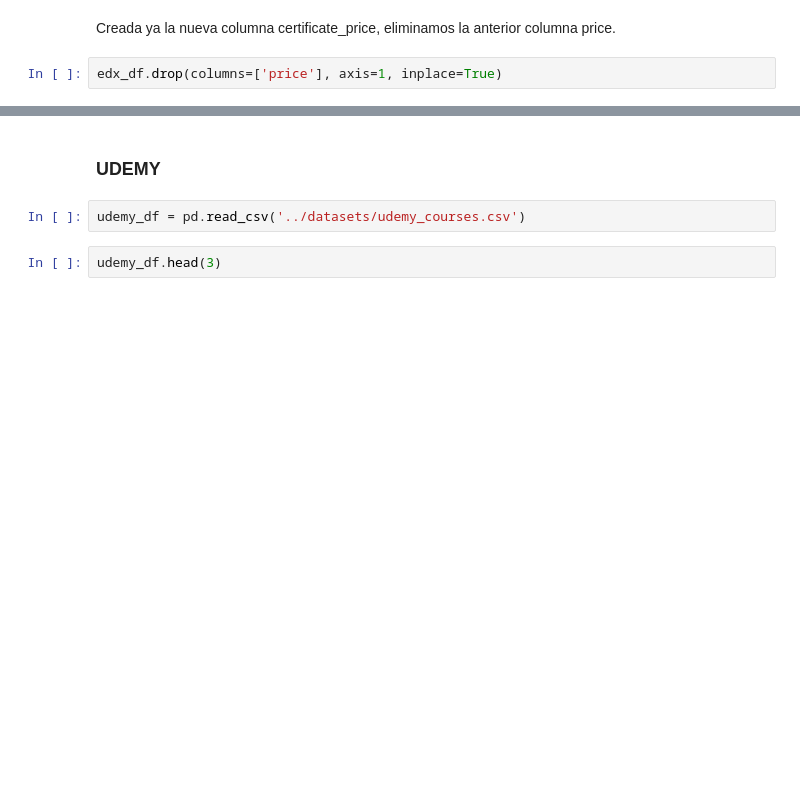
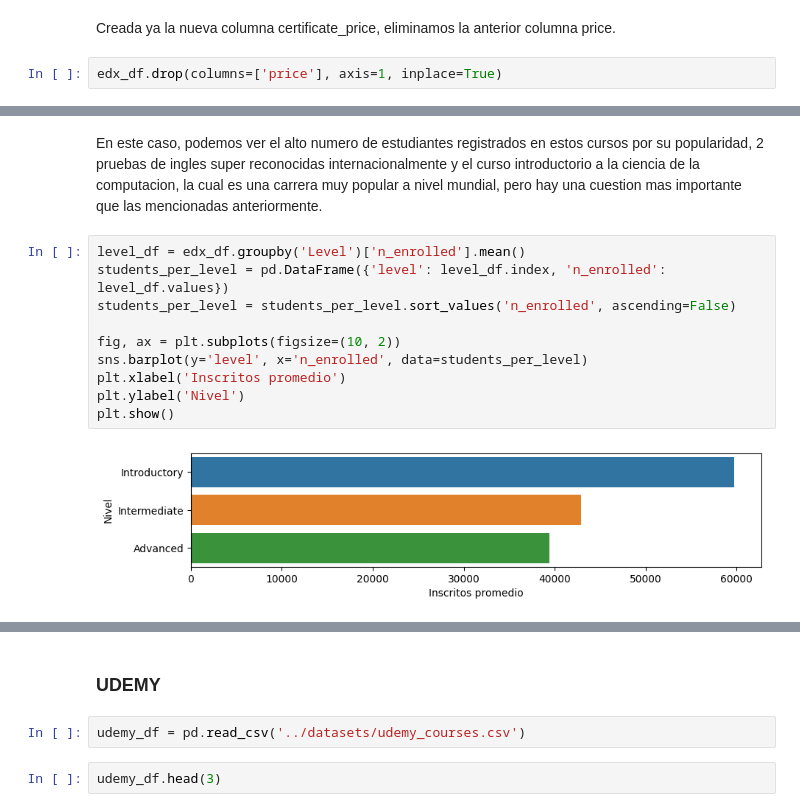
Before and after one commit to Magic-Mario/mooc_lab02, a Jupyter notebook: notebooks/tranforms_eda.ipynb, the cells around one changed output, grey strips where cells are left out. Drawn from its saved outputs; the diff is of its cells as text; blank space fills up the shorter version.

```diff
--- a/notebooks/tranforms_eda.ipynb
+++ b/notebooks/tranforms_eda.ipynb
@@ -302,0 +322,14 @@ memory usage: 114.4+ KB
+# %% [markdown]
+En este caso, podemos ver el alto numero de estudiantes registrados en estos cursos por su popularidad, 2 pruebas de ingles super reconocidas internacionalmente y el curso introductorio a la ciencia de la computacion, la cual es una carrera muy popular a nivel mundial, pero hay una cuestion mas importante que las mencionadas anteriormente.
+# %%
+level_df = edx_df.groupby('Level')['n_enrolled'].mean()
+students_per_level = pd.DataFrame({'level': level_df.index, 'n_enrolled': level_df.values})
+students_per_level = students_per_level.sort_values('n_enrolled', ascending=False)
+
+fig, ax = plt.subplots(figsize=(10, 2))
+sns.barplot(y='level', x='n_enrolled', data=students_per_level)
+plt.xlabel('Inscritos promedio')
+plt.ylabel('Nivel')
+plt.show()
+# %% [output]
+[figure, added]
```
Also changed, not shown: parts of 23 cells of this notebook, 1 other file.
